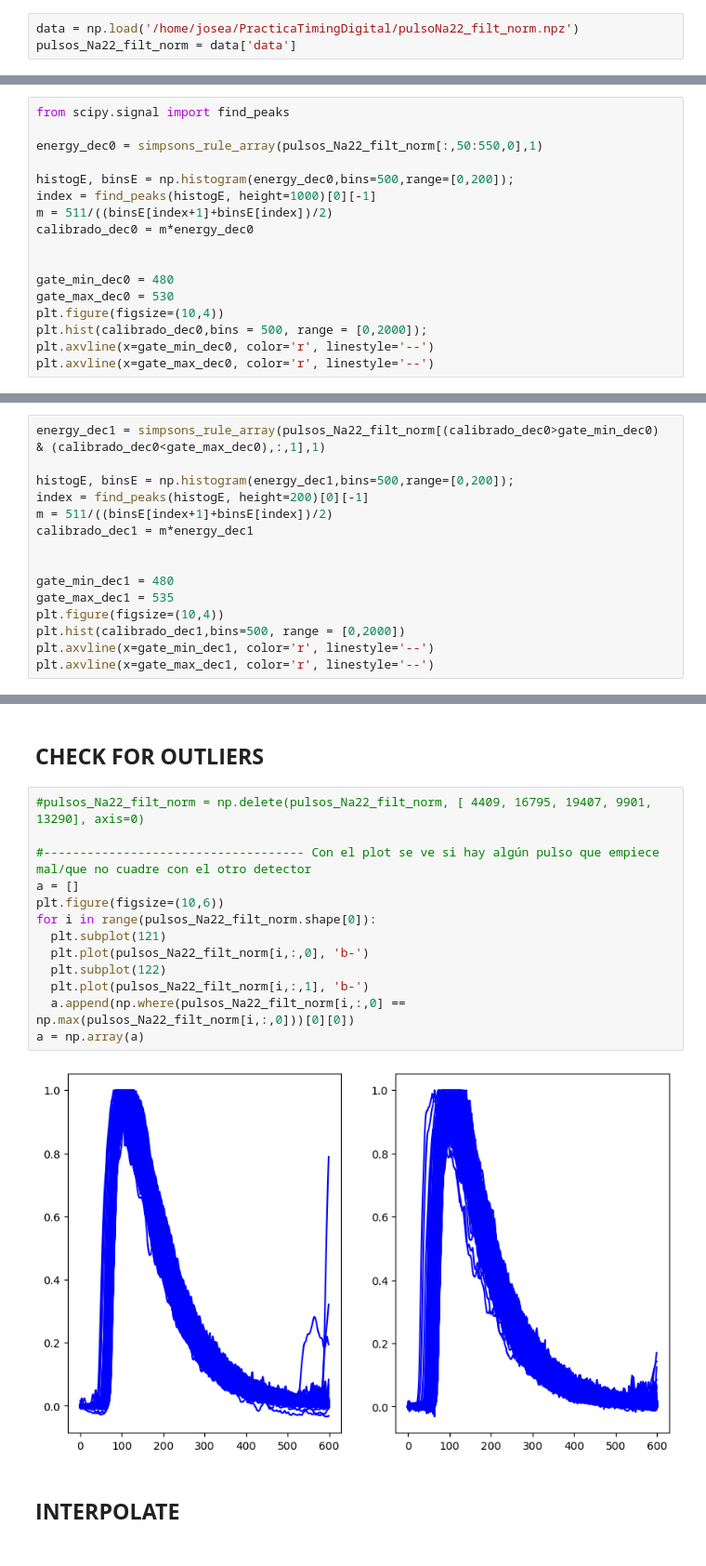
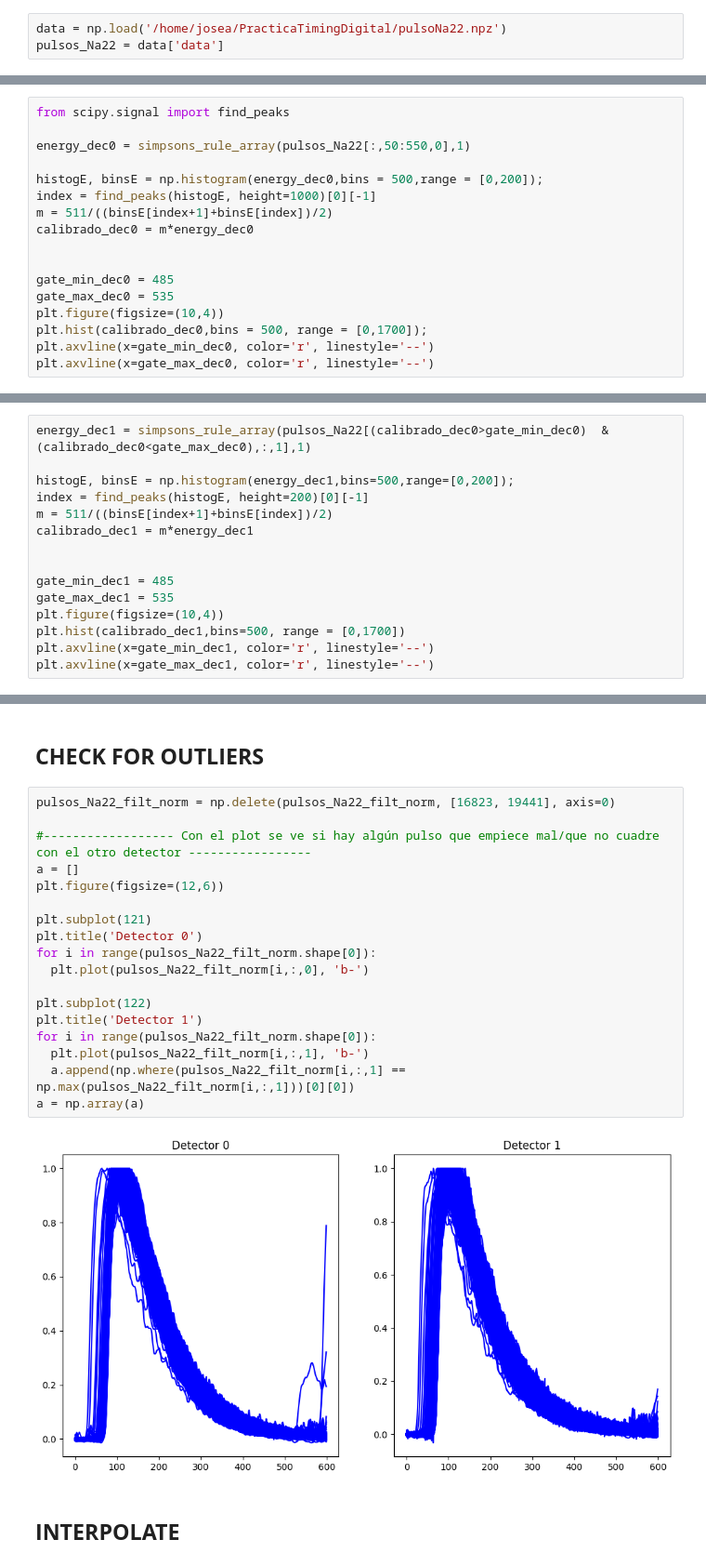
Before and after one commit to wjosefw/Signal-processing-with-Neural-networks, a Jupyter notebook: DEEP_TIMING_DATOS_PRACTICA_MASTER_Na22.ipynb, the cells around one changed output, grey strips where cells are left out. Shown at 93% size. Saved outputs shown, nothing was run; the diff lists cells and outputs as text.

```diff
--- a/DEEP_TIMING_DATOS_PRACTICA_MASTER_Na22.ipynb
+++ b/DEEP_TIMING_DATOS_PRACTICA_MASTER_Na22.ipynb
@@ -45,8 +40,8 @@ Nc = 2
 # %%
 #np.savez_compressed('/home/josea/PracticaTimingDigital/pulsoNa22', data=pulsos_Na22)
 # %%
-data = np.load('/home/josea/PracticaTimingDigital/pulsoNa22_filt_norm.npz')
-pulsos_Na22_filt_norm = data['data']
+data = np.load('/home/josea/PracticaTimingDigital/pulsoNa22.npz')
+pulsos_Na22 = data['data']
 # %% [markdown]
 # **PREPROCESSING**
 # %% [markdown]
@@ -54,18 +49,18 @@ pulsos_Na22_filt_norm = data['data']
 # %%
 from scipy.signal import find_peaks
 
-energy_dec0 = simpsons_rule_array(pulsos_Na22_filt_norm[:,50:550,0],1)
+energy_dec0 = simpsons_rule_array(pulsos_Na22[:,50:550,0],1)
 
-histogE, binsE = np.histogram(energy_dec0,bins=500,range=[0,200]);
+histogE, binsE = np.histogram(energy_dec0,bins = 500,range = [0,200]);
 index = find_peaks(histogE, height=1000)[0][-1]
 m = 511/((binsE[index+1]+binsE[index])/2)
 calibrado_dec0 = m*energy_dec0
 
 
-gate_min_dec0 = 480
-gate_max_dec0 = 530
+gate_min_dec0 = 485
+gate_max_dec0 = 535
 plt.figure(figsize=(10,4))
-plt.hist(calibrado_dec0,bins = 500, range = [0,2000]);
+plt.hist(calibrado_dec0,bins = 500, range = [0,1700]);
 plt.axvline(x=gate_min_dec0, color='r', linestyle='--')
 plt.axvline(x=gate_max_dec0, color='r', linestyle='--')
 # %% [output]
@@ -74,5 +69,5 @@ plt.axvline(x=gate_max_dec0, color='r', linestyle='--')
 # %%
-energy_dec1 = simpsons_rule_array(pulsos_Na22_filt_norm[(calibrado_dec0>gate_min_dec0)  & (calibrado_dec0<gate_max_dec0),:,1],1)
+energy_dec1 = simpsons_rule_array(pulsos_Na22[(calibrado_dec0>gate_min_dec0)  & (calibrado_dec0<gate_max_dec0),:,1],1)
 
 histogE, binsE = np.histogram(energy_dec1,bins=500,range=[0,200]);
 index = find_peaks(histogE, height=200)[0][-1]
@@ -80,10 +75,10 @@ m = 511/((binsE[index+1]+binsE[index])/2)
 calibrado_dec1 = m*energy_dec1
 
 
-gate_min_dec1 = 480
+gate_min_dec1 = 485
 gate_max_dec1 = 535
 plt.figure(figsize=(10,4))
-plt.hist(calibrado_dec1,bins=500, range = [0,2000])
+plt.hist(calibrado_dec1,bins=500, range = [0,1700])
 plt.axvline(x=gate_min_dec1, color='r', linestyle='--')
 plt.axvline(x=gate_max_dec1, color='r', linestyle='--')
 # %% [output]
@@ -101,20 +96,25 @@ NameError: name 'pulsos_Na22' is not defined
 # %% [markdown]
 ## **CHECK FOR OUTLIERS**
 # %%
-#pulsos_Na22_filt_norm = np.delete(pulsos_Na22_filt_norm, [ 4409, 16795, 19407, 9901, 13290], axis=0)
+pulsos_Na22_filt_norm = np.delete(pulsos_Na22_filt_norm, [16823, 19441], axis=0)
 
-#------------------------------------ Con el plot se ve si hay algún pulso que empiece mal/que no cuadre con el otro detector
+#------------------ Con el plot se ve si hay algún pulso que empiece mal/que no cuadre con el otro detector -----------------
 a = []
-plt.figure(figsize=(10,6))
+plt.figure(figsize=(12,6))
+
+plt.subplot(121)
+plt.title('Detector 0')
 for i in range(pulsos_Na22_filt_norm.shape[0]):
-  plt.subplot(121)
   plt.plot(pulsos_Na22_filt_norm[i,:,0], 'b-')
-  plt.subplot(122)
+
+plt.subplot(122)
+plt.title('Detector 1')
+for i in range(pulsos_Na22_filt_norm.shape[0]):
   plt.plot(pulsos_Na22_filt_norm[i,:,1], 'b-')
-  a.append(np.where(pulsos_Na22_filt_norm[i,:,0] == np.max(pulsos_Na22_filt_norm[i,:,0]))[0][0])
+  a.append(np.where(pulsos_Na22_filt_norm[i,:,1] == np.max(pulsos_Na22_filt_norm[i,:,1]))[0][0])
 a = np.array(a)
 # %% [output]
-[figure, old version]
+[figure, new version]
 # %% [markdown]
 ## **INTERPOLATE**
 # %%
```
Also changed, not shown: parts of 16 cells of this notebook.
